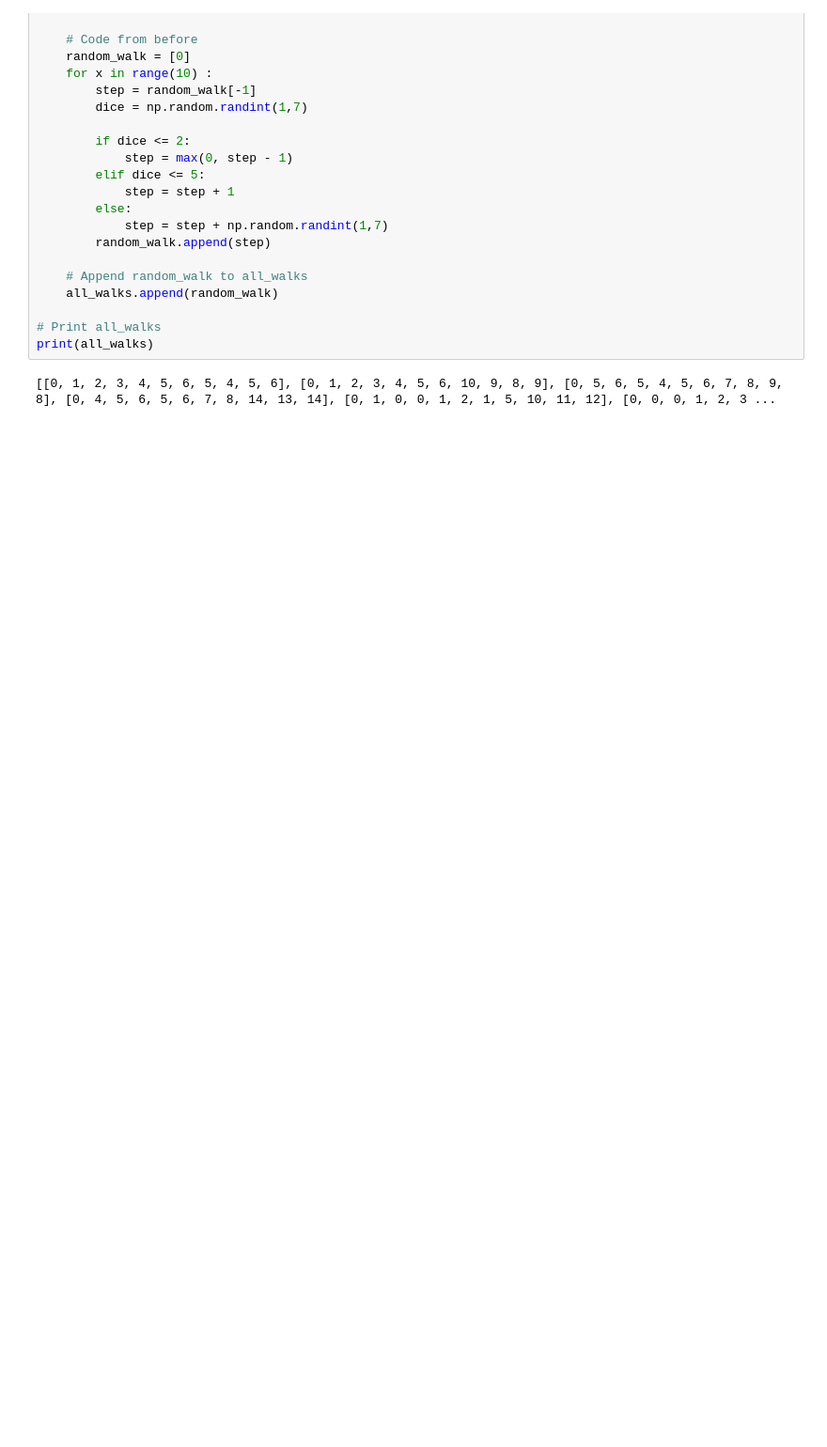
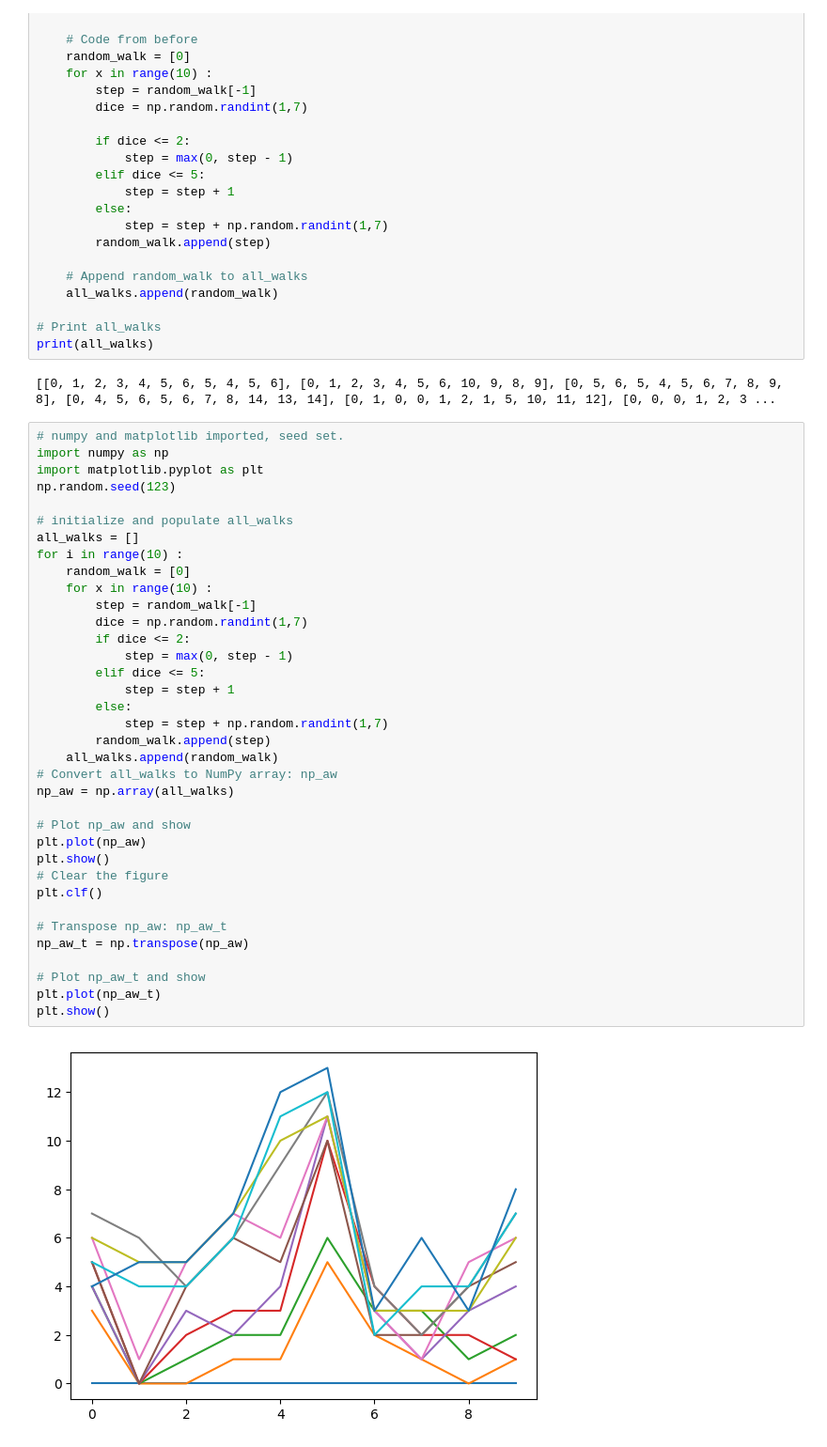
Before and after one commit to KeenGWatanabe/python, a Jupyter notebook: datacamp.ipynb, the cells around one changed output. Shown: that part at 94% size. Drawn from its saved outputs; the diff is of its cells as text; blank space fills up the shorter version.

Commit message:
numpy plot

```diff
--- a/datacamp.ipynb
+++ b/datacamp.ipynb
@@ -164,3 +164,41 @@ for i in range(10) :
 print(all_walks)
 # %% [output]
 [[0, 1, 2, 3, 4, 5, 6, 5, 4, 5, 6], [0, 1, 2, 3, 4, 5, 6, 10, 9, 8, 9], [0, 5, 6, 5, 4, 5, 6, 7, 8, 9, 8], [0, 4, 5, 6, 5, 6, 7, 8, 14, 13, 14], [0, 1, 0, 0, 1, 2, 1, 5, 10, 11, 12], [0, 0, 0, 1, 2, 3 ...
+# %%
+# numpy and matplotlib imported, seed set.
+import numpy as np
+import matplotlib.pyplot as plt
+np.random.seed(123)
+
+# initialize and populate all_walks
+all_walks = []
+for i in range(10) :
+    random_walk = [0]
+    for x in range(10) :
+        step = random_walk[-1]
+        dice = np.random.randint(1,7)
+        if dice <= 2:
+            step = max(0, step - 1)
+        elif dice <= 5:
+            step = step + 1
+        else:
+            step = step + np.random.randint(1,7)
+        random_walk.append(step)
+    all_walks.append(random_walk)
+# Convert all_walks to NumPy array: np_aw
+np_aw = np.array(all_walks)
+
+# Plot np_aw and show
+plt.plot(np_aw)
+plt.show()
+# Clear the figure
+plt.clf()
+
+# Transpose np_aw: np_aw_t
+np_aw_t = np.transpose(np_aw)
+
+# Plot np_aw_t and show
+plt.plot(np_aw_t)
+plt.show()
+# %% [output]
+[figure, added]
```
Also changed, not shown: parts of 1 cell of this notebook.
